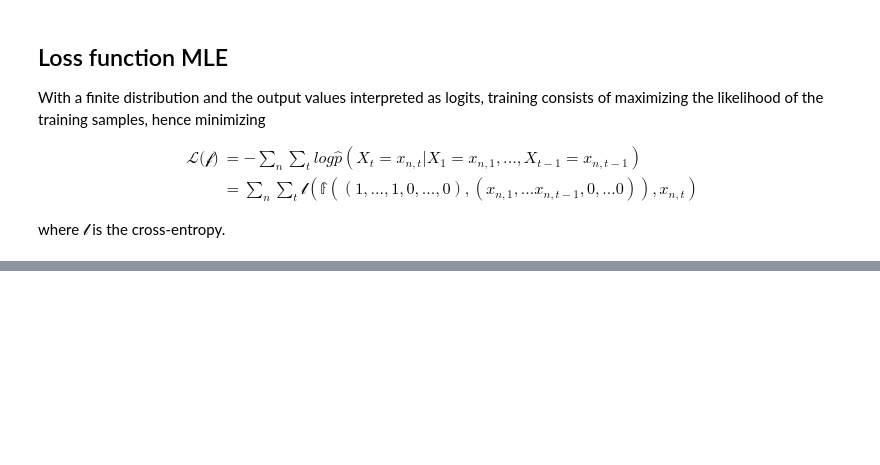
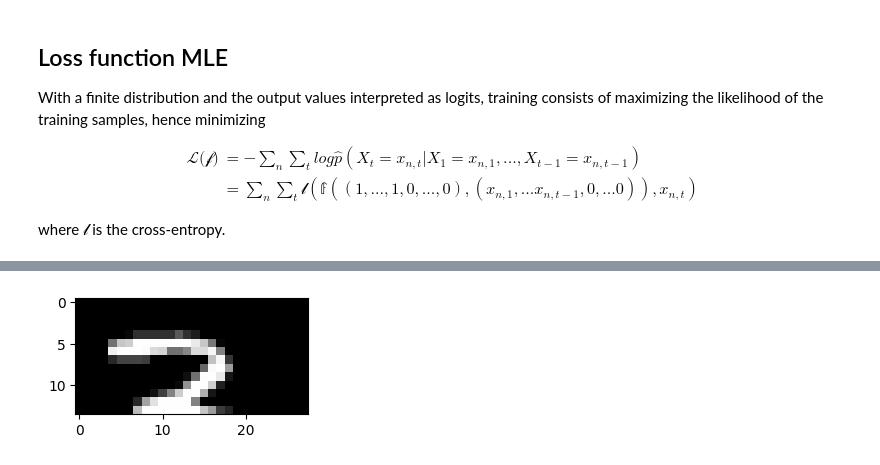
Before and after one commit to lzhang2/deep_generate_ai, a Jupyter notebook: auto_regression/auto_regression_demo.ipynb, the cells around one changed output, grey strips where cells are left out. Saved outputs shown, nothing was run; the diff lists cells and outputs as text; code cells hidden in the pictures; blank space fills up the shorter version.

```diff
--- a/auto_regression/auto_regression_demo.ipynb
+++ b/auto_regression/auto_regression_demo.ipynb
@@ -160,0 +155,7 @@ plt.show()
+# %%
+image_id, prior_nrow = 1109, 14
+prior = testing_input[image_id,:,:prior_nrow,:]
+# %%
+plot_prior(prior)
+# %% [output]
+[figure, added]
```
Also changed, not shown: parts of 25 cells of this notebook.
